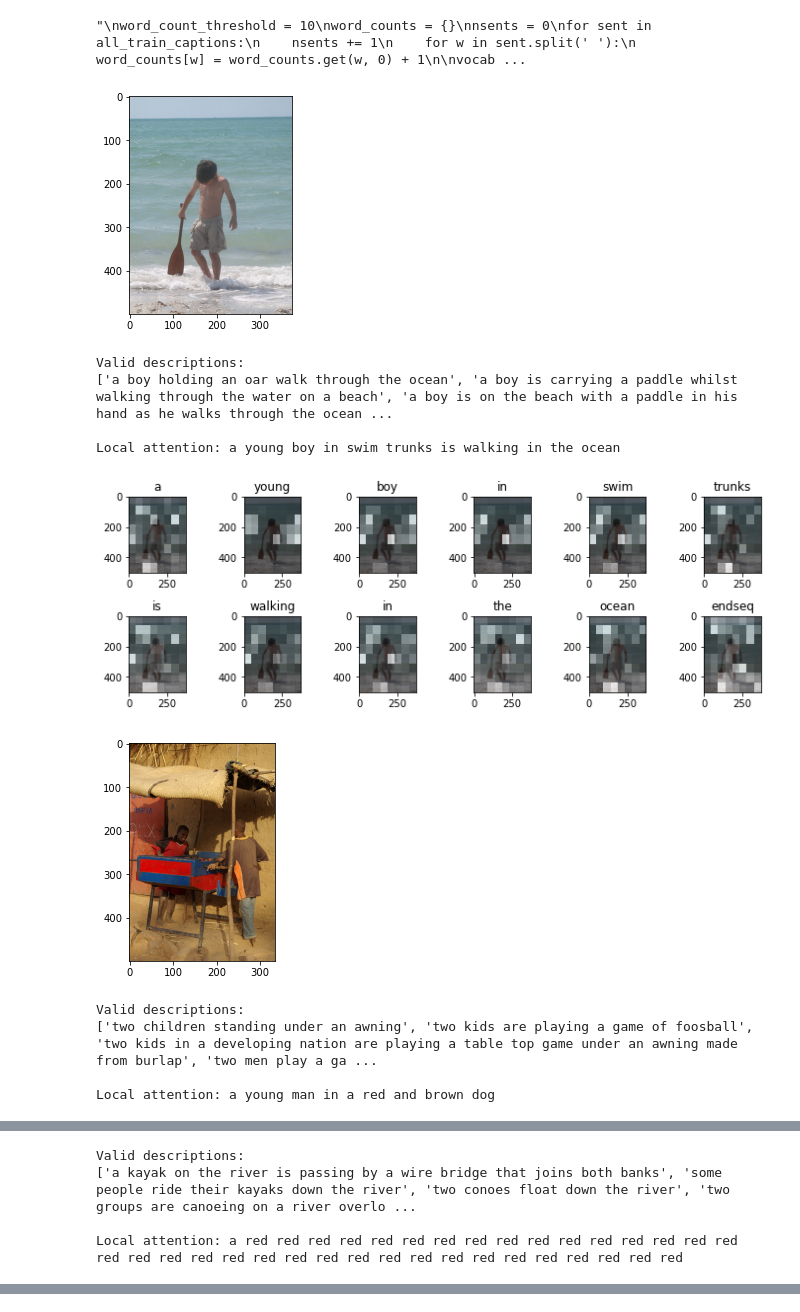
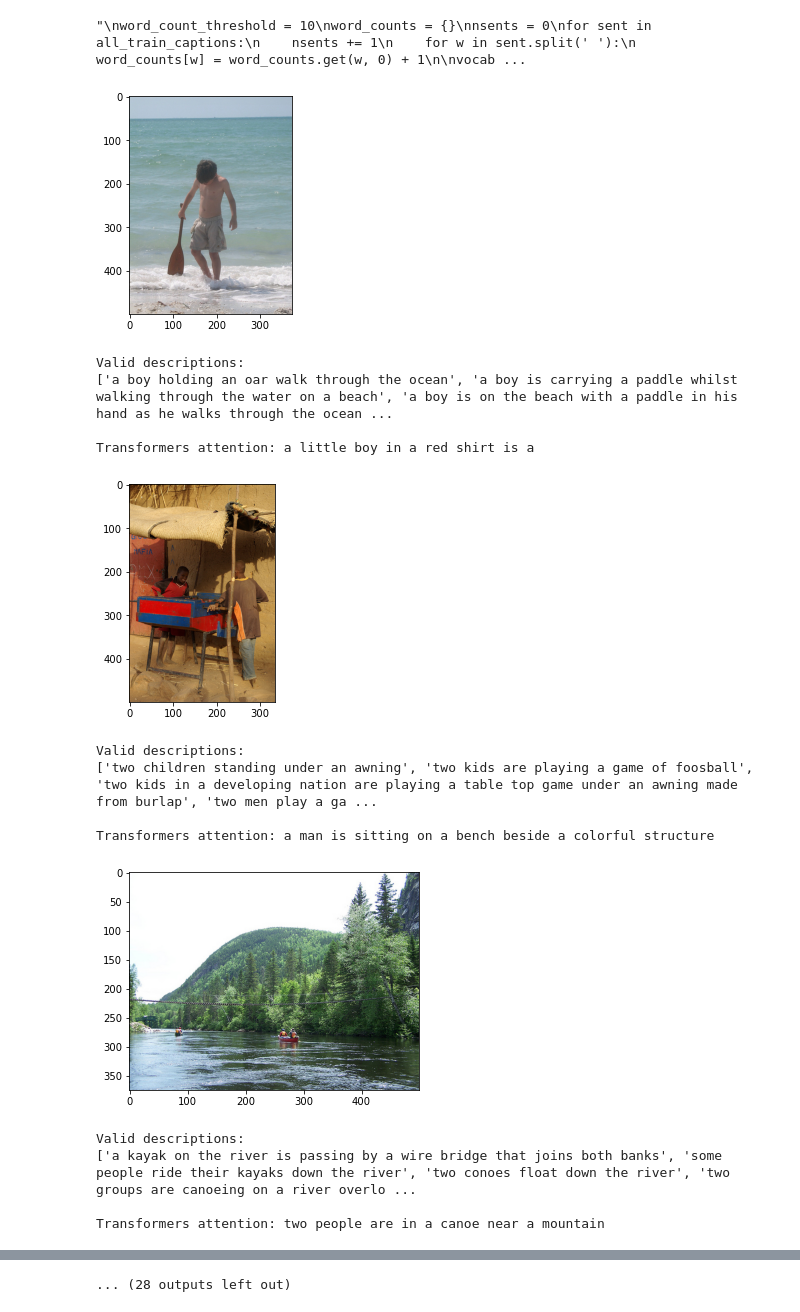
Before and after one commit to anvime/image-captioning, a Jupyter notebook: framework_attention_transformers.ipynb, the cells around one changed output, grey strips where cells are left out. Cells and saved outputs as stored; diff of their text form; code cells hidden in the pictures.

Commit message:
Transformers attention results v1

```diff
--- a/framework_attention_transformers.ipynb
+++ b/framework_attention_transformers.ipynb
@@ -837,8 +890,8 @@ def evaluate(image):
   img_tensor_val = image_features_extract_model(temp_input)
   img_tensor_val = tf.reshape(img_tensor_val, (img_tensor_val.shape[0], -1, img_tensor_val.shape[3]))
 
-  start_token = tokenizer.word_index['<start>']
-  end_token = tokenizer.word_index['<end>']
+  start_token = tokenizer.word_index['startseq']
+  end_token = tokenizer.word_index['endseq']
 
   #decoder input is start token.
   decoder_input = [start_token]
@@ -879,18 +932,16 @@ def plot_attention(image, result, attention_plot):
    plt.tight_layout()
    plt.show()
 # %%
-def final_prediction(result):
+def remove_unknown_token(result):
     #remove "<unk>" in result
     for i in result:
         if i=="<unk>":
             result.remove(i)
 
-
-    #remove endseq from result
-    result_join = ' '.join(result)
-    result_final = result_join.rsplit(" ", 1)[0]
-
-    return result_final
+    return result
+# %%
+def final_prediction(result):
+    return ' '.join(remove_unknown_token(result))
 # %%
 ### end of local attention
 # %%
@@ -919,29 +970,33 @@ print('preprocessed words %d -> %d' % (len(word_counts), len(vocab)))
 #model.load_weights(config["lstm_model_save_path"])
 # %%
 #### Results
-for i in range(0,5):
+for i in range(0,20):
     pic = test_img[i]
     x = np.array(Image.open(pic))
     #get image name from image path
     img_name = pic.split('/')[2].split('.')[0]
     plt.imshow(x)
     plt.show()
     print("\nValid descriptions:")
     print(descriptions[img_name])
 
     result,output,attention_weights = evaluate(pic)
 
-    print("\nLocal attention:", final_prediction(result))
+    print("\nTransformers attention:", final_prediction(result))
     #plot_attention(pic, result, attention_plot)
 # %% [output]
 [figure]
 Valid descriptions:
 ['a boy holding an oar walk through the ocean', 'a boy is carrying a paddle whilst walking through the water on a beach', 'a boy is on the beach with a paddle in his hand as he walks through the ocean ...
 
-Local attention: a young boy in swim trunks is walking in the ocean
+Transformers attention: a little boy in a red shirt is a
-[figure, old version]
+[figure, new version]
+Valid descriptions:
+['two children standing under an awning', 'two kids are playing a game of foosball', 'two kids in a developing nation are playing a table top game under an awning made from burlap', 'two men play a ga ...
+
+Transformers attention: a man is sitting on a bench beside a colorful structure
-[figure, old version]
+[figure, new version]
-Valid descriptions:
-['two children standing under an awning', 'two kids are playing a game of foosball', 'two kids in a developing nation are playing a table top game under an awning made from burlap', 'two men play a ga ...
-
-Local attention: a young man in a red and brown dog
+Valid descriptions:
+['a kayak on the river is passing by a wire bridge that joins both banks', 'some people ride their kayaks down the river', 'two conoes float down the river', 'two groups are canoeing on a river overlo ...
+
+Transformers attention: two people are in a canoe near a mountain
@@ -950,4 +1008,0 @@ Local attention: a young man in a red and brown dog
-Valid descriptions:
-['a kayak on the river is passing by a wire bridge that joins both banks', 'some people ride their kayaks down the river', 'two conoes float down the river', 'two groups are canoeing on a river overlo ...
-
-Local attention: a red red red red red red red red red red red red red red red red red red red red red red red red red red red red red red red red red red red
@@ -962,3 +1018,4 @@ Local attention: two dogs are playing in the snow
+... (28 outputs left out)
 # %%
 #### Metrics
 ##### Cider
```
Also changed, not shown: parts of 12 cells of this notebook, 1 other file.
